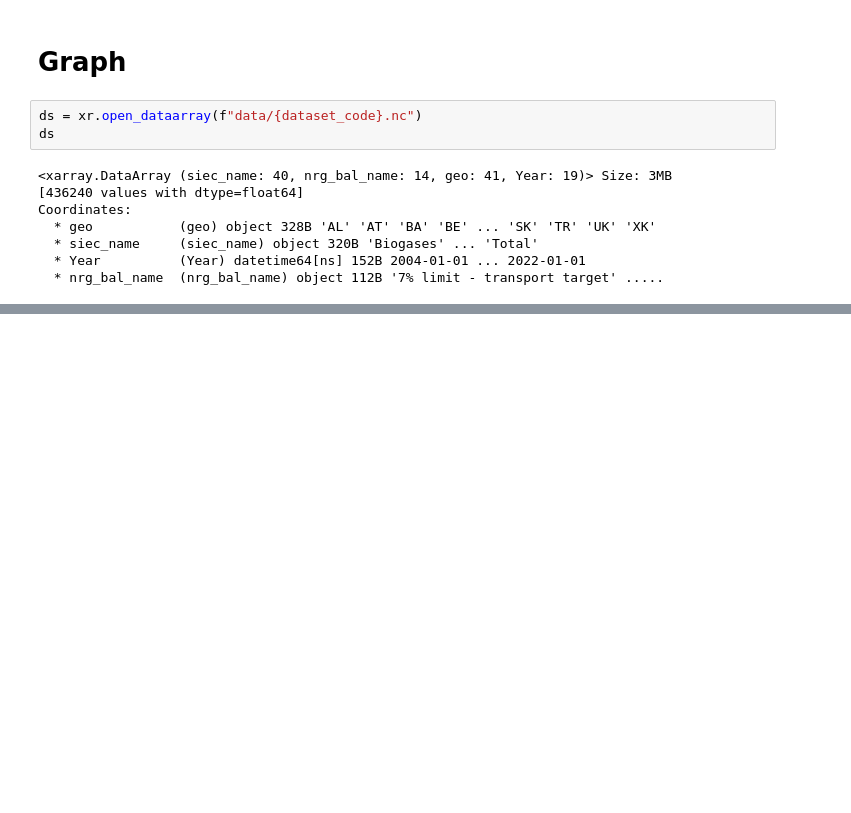
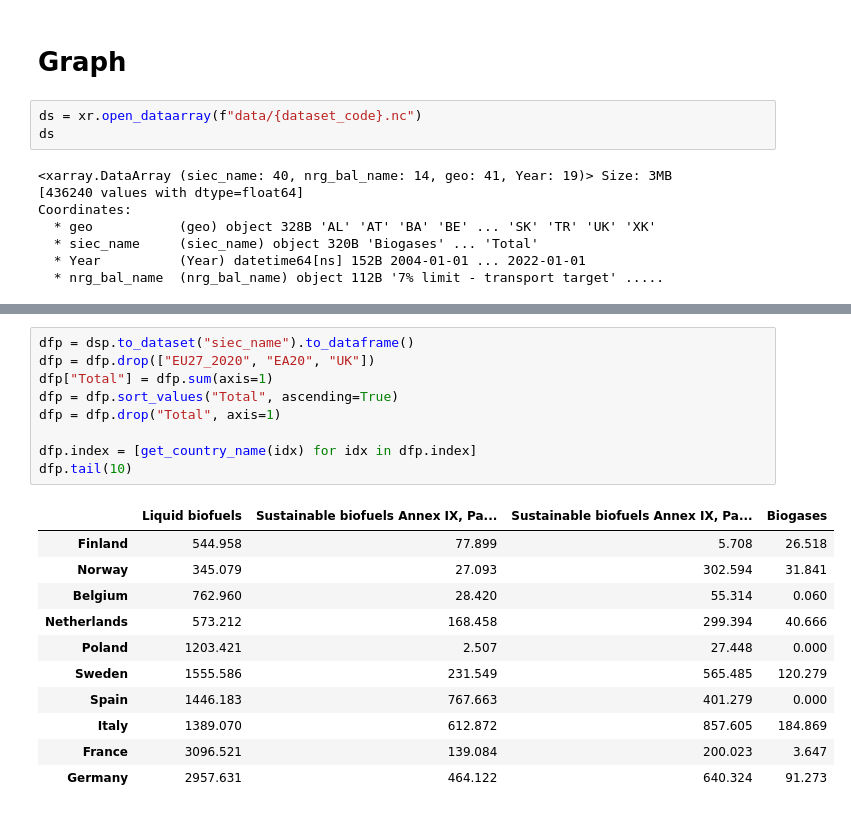
Before and after one commit to RomainBes/Eurostat, a Jupyter notebook: Eurostat.ipynb, the cells around one changed output, grey strips where cells are left out. Saved outputs shown, nothing was run; the diff lists cells and outputs as text; blank space fills up the shorter version.

```diff
--- a/Eurostat.ipynb
+++ b/Eurostat.ipynb
@@ -343,2 +292,23 @@ dfp.head(10)
+# %%
+dfp = dsp.to_dataset("siec_name").to_dataframe()
+dfp = dfp.drop(["EU27_2020", "EA20", "UK"])
+dfp["Total"] = dfp.sum(axis=1)
+dfp = dfp.sort_values("Total", ascending=True)
+dfp = dfp.drop("Total", axis=1)
+
+dfp.index = [get_country_name(idx) for idx in dfp.index]
+dfp.tail(10)
+# %% [output]
+|  | Liquid biofuels | Sustainable biofuels Annex IX, Pa... | Sustainable biofuels Annex IX, Pa... | Biogases |
+| Finland | 544.958 | 77.899 | 5.708 | 26.518 |
+| Norway | 345.079 | 27.093 | 302.594 | 31.841 |
+| Belgium | 762.960 | 28.420 | 55.314 | 0.060 |
+| Netherlands | 573.212 | 168.458 | 299.394 | 40.666 |
+| Poland | 1203.421 | 2.507 | 27.448 | 0.000 |
+| Sweden | 1555.586 | 231.549 | 565.485 | 120.279 |
+| Spain | 1446.183 | 767.663 | 401.279 | 0.000 |
+| Italy | 1389.070 | 612.872 | 857.605 | 184.869 |
+| France | 3096.521 | 139.084 | 200.023 | 3.647 |
+| Germany | 2957.631 | 464.122 | 640.324 | 91.273 |
 # %%
 fig, ax = plt.subplots(figsize=(6, 4))
```
Also changed, not shown: parts of 9 cells of this notebook.
